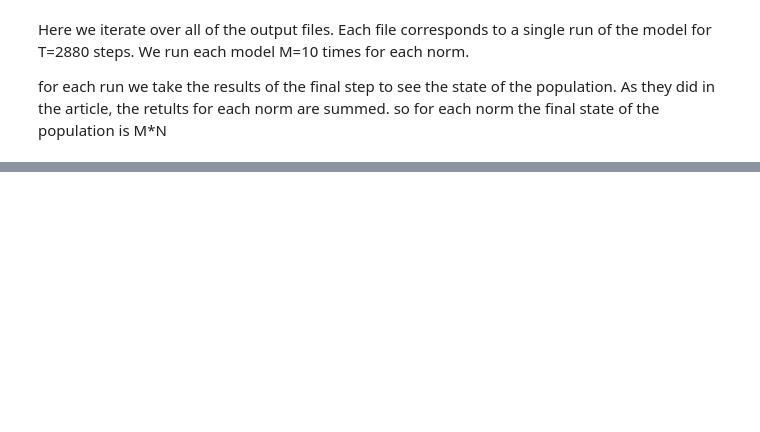
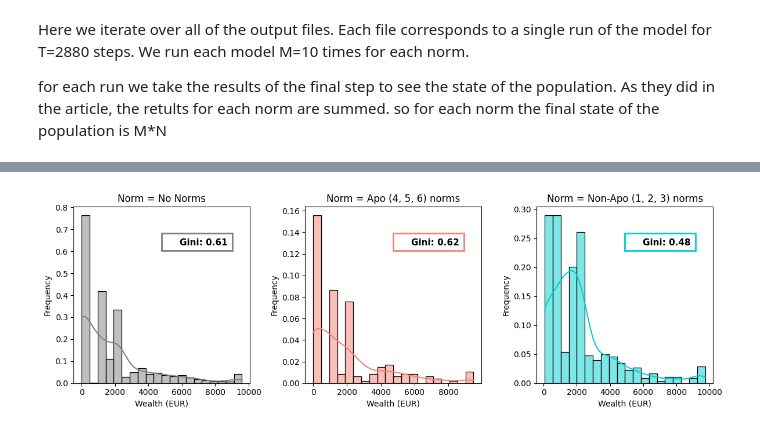
Before and after one commit to yuvalw11/Aporophobia-recreation, a Jupyter notebook: Results/recreation.ipynb, the cells around one changed output, grey strips where cells are left out. Cells and saved outputs as stored; diff of their text form; code cells hidden in the pictures; blank space fills up the shorter version.

```diff
--- a/Results/recreation.ipynb
+++ b/Results/recreation.ipynb
@@ -180,0 +155,55 @@ plt.show()
+# %%
+desired_order = [ '()', '(3, 4, 5)', '(0, 1, 2)'] #'()',
+combination_labels = ['No Norms', 'Apo (4, 5, 6) norms', 'Non-Apo (1, 2, 3) norms']
+
+filtered_cluster = cluster[cluster['norms_ind'].isin(desired_order)]
+
+# Create a grid of subplots to display the wealth distributions
+fig, axs = plt.subplots(1, 3, figsize=(12, 4))
+colors = ['grey', 'salmon', 'darkturquoise']  #'salmon', 'darkturquoise']   #plt.cm.Set1(np.linspace(0, 1, len(desired_order)))
+
+gini_coefficients = []
+
+# Iterate over the desired combinations and plot the wealth distribution for each
+for i, combination in enumerate(desired_order[:3]):
+    filtered_data = filtered_cluster[filtered_cluster['norms_ind'] == combination]
+    row = 0
+    col = i % 3
+
+    # Compute cumulative wealth distribution
+    wealth_values = np.sort(filtered_data['wealth']) #Order de petit a gran
+    cumulative_wealth = np.cumsum(wealth_values)
+    cumulative_percentage = cumulative_wealth / np.sum(wealth_values)
+
+    # Calculate Gini coefficient
+    n = len(cumulative_percentage)
+    area_under_curve = np.trapz(cumulative_percentage, dx=1/n)
+    area_of_inequality = 0.5 - area_under_curve
+    gini_coefficient = area_of_inequality / 0.5
+    gini_coefficients.append(gini_coefficient)
+
+    # Plot the distribution of wealth for the current combination with a unique color
+    sns.histplot(data=filtered_data, x='wealth', bins=20, color=colors[i], ax=axs[col], stat='frequency', kde=True)
+    homeless_wealth = filtered_data[filtered_data['status'] == 'homeless']['wealth']
+
+    # Plot the rugplot lines for the rest of the wealth distribution in black
+    #sns.rugplot(data=filtered_data, x='wealth', color='black', ax=axs[row, col], linewidth=0.5)
+
+    # Plot the rugplot line for the wealth values of homeless agents in red and larger size
+    #sns.rugplot(data=homeless_wealth, color='red', ax=axs[row, col], linewidth=1.5, height=0.05)
+    # Plot the colored square with Gini coefficient text
+    axs[col].text(0.6, 0.78, f'Gini: {gini_coefficient:.2f}', weight = 'bold', fontsize = 11, transform=axs[col].transAxes)
+    square_color = colors[i]
+    frame = plt.Rectangle((0.5, 0.75), 0.4, 0.10, fill=False, edgecolor=square_color, linewidth=2, transform=axs[col].transAxes)
+    axs[col].add_patch(frame)
+
+    axs[col].set_xlabel('Wealth (EUR)')
+    axs[col].set_ylabel('Frequency')
+    axs[col].set_title(f'{combination_labels[i]}')
+    #axs[row, col].text(0.6, 0.8, f'Gini: {gini_coefficient:.2f}', transform=axs[row, col].transAxes)
+
+#fig.suptitle('Wealth Distributions for subsets of Individual Norms')
+plt.tight_layout()
+plt.show()
+# %% [output]
+[figure, added]
```
Also changed, not shown: parts of 6 cells of this notebook, 8 other files.
